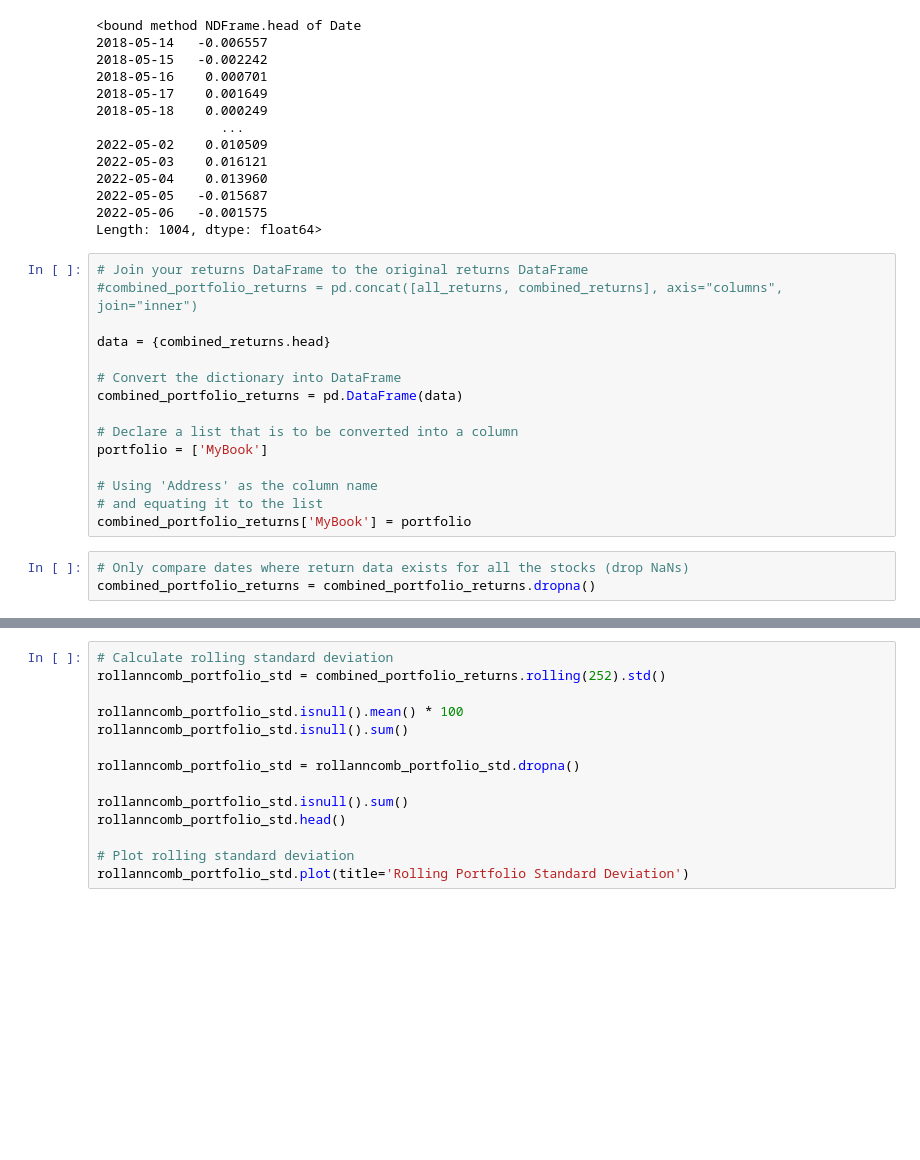
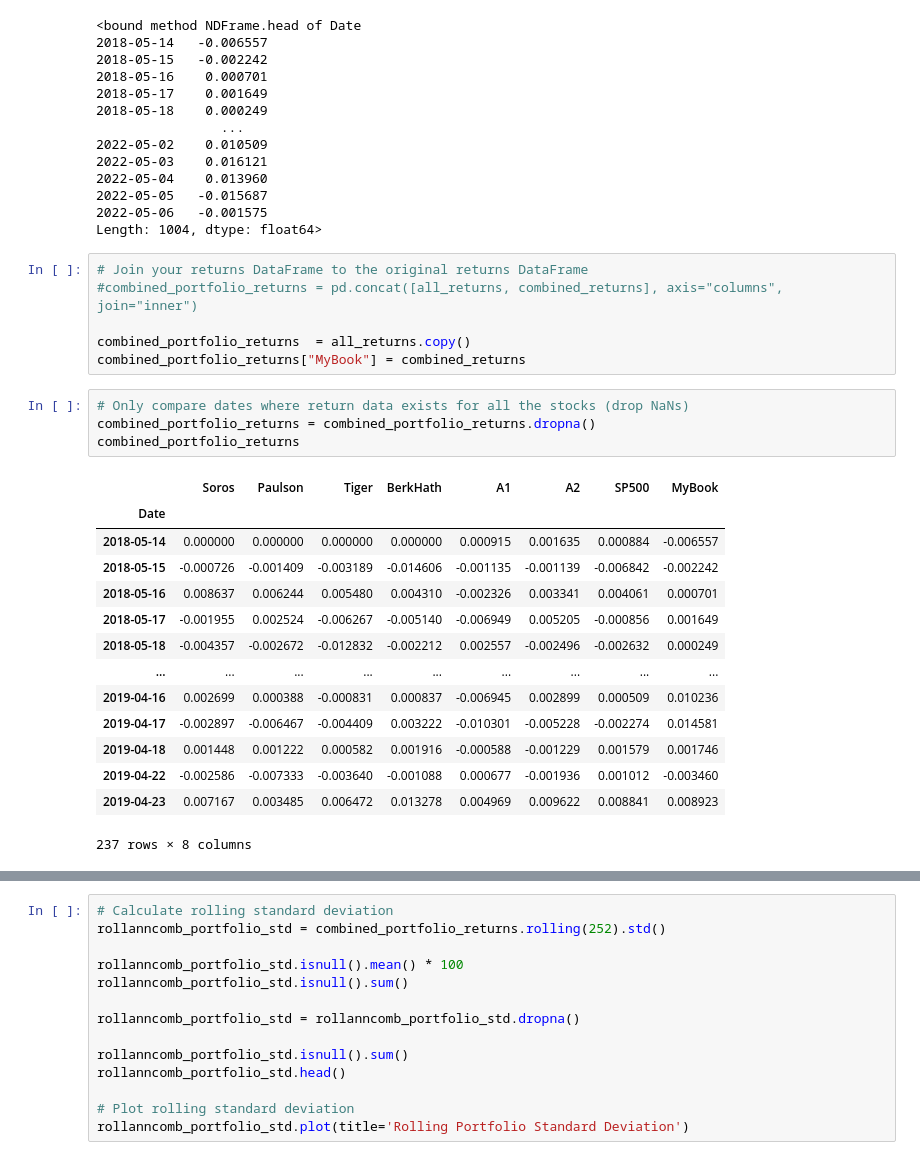
Before and after one commit to jfrazure/Whale-Analysis, a Jupyter notebook: ProjectWhaleAnalysis.ipynb, the cells around one changed output, grey strips where cells are left out. Drawn from its saved outputs; the diff is of its cells as text; blank space fills up the shorter version.

```diff
--- a/ProjectWhaleAnalysis.ipynb
+++ b/ProjectWhaleAnalysis.ipynb
@@ -390,20 +390,27 @@ Length: 1004, dtype: float64>
 # Join your returns DataFrame to the original returns DataFrame
 #combined_portfolio_returns = pd.concat([all_returns, combined_returns], axis="columns", join="inner")
 
-data = {combined_returns.head}
-
-# Convert the dictionary into DataFrame
-combined_portfolio_returns = pd.DataFrame(data)
-
-# Declare a list that is to be converted into a column
-portfolio = ['MyBook']
-
-# Using 'Address' as the column name
-# and equating it to the list
-combined_portfolio_returns['MyBook'] = portfolio
+combined_portfolio_returns  = all_returns.copy()
+combined_portfolio_returns["MyBook"] = combined_returns
 # %%
 # Only compare dates where return data exists for all the stocks (drop NaNs)
 combined_portfolio_returns = combined_portfolio_returns.dropna()
+combined_portfolio_returns
+# %% [output]
+|  | Soros | Paulson | Tiger | BerkHath | A1 | A2 | SP500 | MyBook |
+| Date |  |  |  |  |  |  |  |  |
+| 2018-05-14 | 0.000000 | 0.000000 | 0.000000 | 0.000000 | 0.000915 | 0.001635 | 0.000884 | -0.006557 |
+| 2018-05-15 | -0.000726 | -0.001409 | -0.003189 | -0.014606 | -0.001135 | -0.001139 | -0.006842 | -0.002242 |
+| 2018-05-16 | 0.008637 | 0.006244 | 0.005480 | 0.004310 | -0.002326 | 0.003341 | 0.004061 | 0.000701 |
+| 2018-05-17 | -0.001955 | 0.002524 | -0.006267 | -0.005140 | -0.006949 | 0.005205 | -0.000856 | 0.001649 |
+| 2018-05-18 | -0.004357 | -0.002672 | -0.012832 | -0.002212 | 0.002557 | -0.002496 | -0.002632 | 0.000249 |
+| ... | ... | ... | ... | ... | ... | ... | ... | ... |
+| 2019-04-16 | 0.002699 | 0.000388 | -0.000831 | 0.000837 | -0.006945 | 0.002899 | 0.000509 | 0.010236 |
+| 2019-04-17 | -0.002897 | -0.006467 | -0.004409 | 0.003222 | -0.010301 | -0.005228 | -0.002274 | 0.014581 |
+| 2019-04-18 | 0.001448 | 0.001222 | 0.000582 | 0.001916 | -0.000588 | -0.001229 | 0.001579 | 0.001746 |
+| 2019-04-22 | -0.002586 | -0.007333 | -0.003640 | -0.001088 | 0.000677 | -0.001936 | 0.001012 | -0.003460 |
+| 2019-04-23 | 0.007167 | 0.003485 | 0.006472 | 0.013278 | 0.004969 | 0.009622 | 0.008841 | 0.008923 |
+237 rows × 8 columns
 # %%
 # Calculate the annualized `std`
 combined_portfolio_std = combined_portfolio_returns.std()
```
Also changed, not shown: parts of 1 cell of this notebook.
